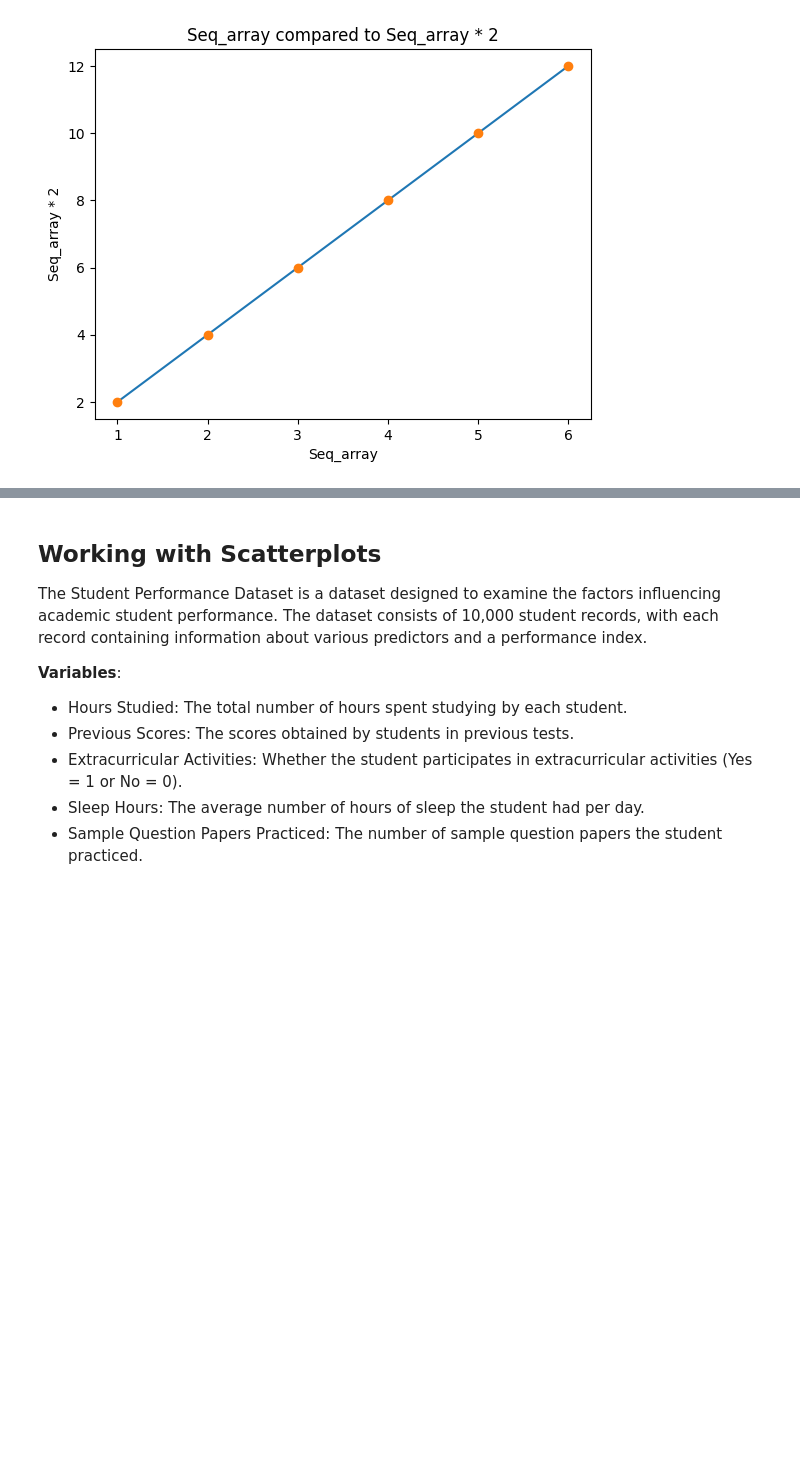
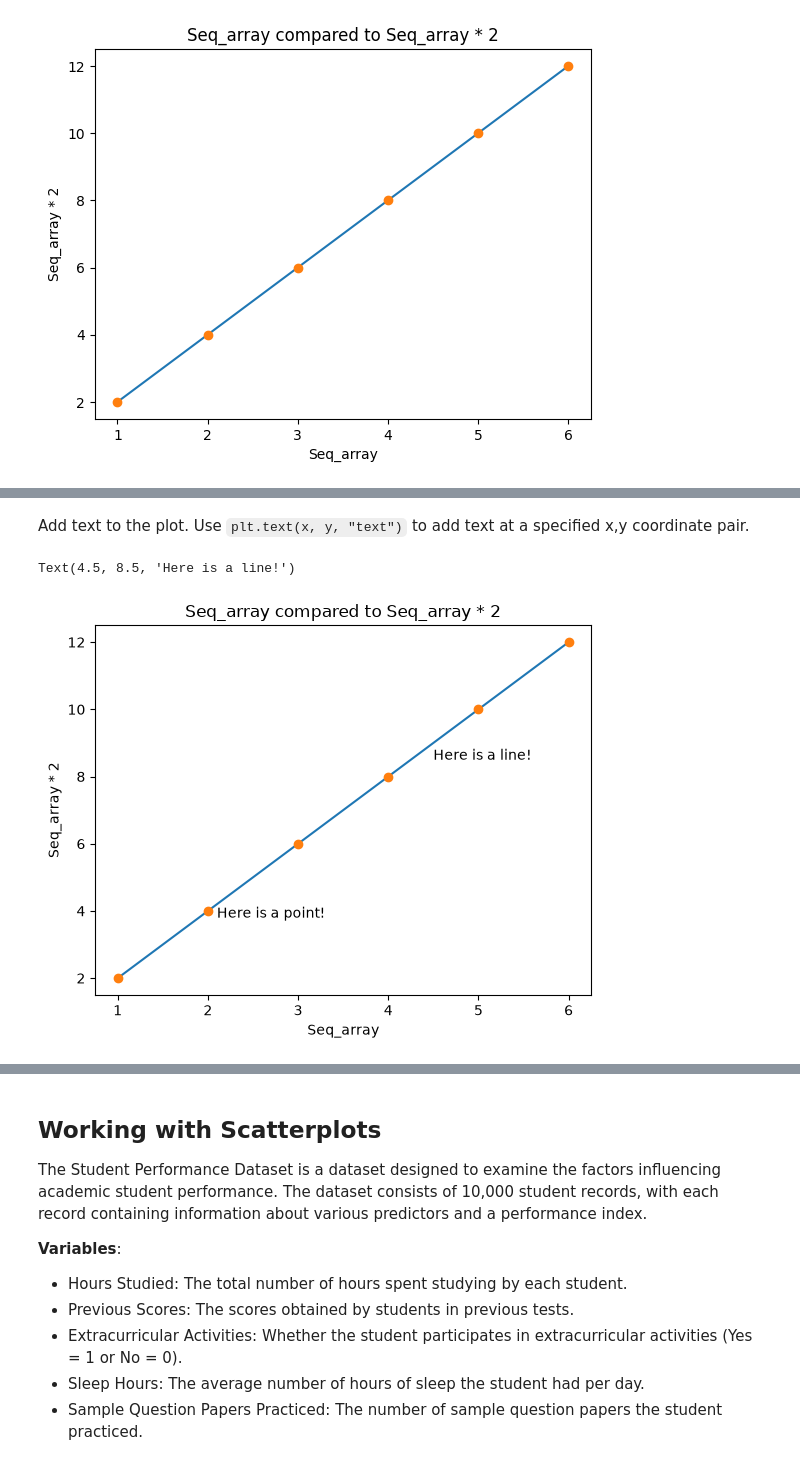
Before and after one commit to bds310/bds310.github.io, a Jupyter notebook: class_notes/matplotlib.ipynb, the cells around one changed output, grey strips where cells are left out. Cells and saved outputs as stored; diff of their text form; code cells hidden in the pictures; blank space fills up the shorter version.

```diff
--- a/class_notes/matplotlib.ipynb
+++ b/class_notes/matplotlib.ipynb
@@ -50,0 +76,20 @@ Text(0.5, 1.0, 'Seq_array compared to Seq_array * 2')
+# %% [markdown]
+Add text to the plot. Use `plt.text(x, y, "text")` to add text at a specified x,y coordinate pair.
+# %%
+# Make a line plot
+plt.plot(seq_array, 2 * seq_array)
+# Add points
+plt.plot(seq_array, seq_array * 2, 'o')
+# Add x-axis label
+plt.xlabel("Seq_array")
+# Add y-axis label
+plt.ylabel("Seq_array * 2")
+# Add a title
+plt.title("Seq_array compared to Seq_array * 2")
+
+# Add the text
+plt.text(2.1, 3.8, "Here is a point!")
+plt.text(4.5, 8.5, "Here is a line!")
+# %% [output]
+Text(4.5, 8.5, 'Here is a line!')
+[figure, added]
```
Also changed, not shown: parts of 9 cells of this notebook.
